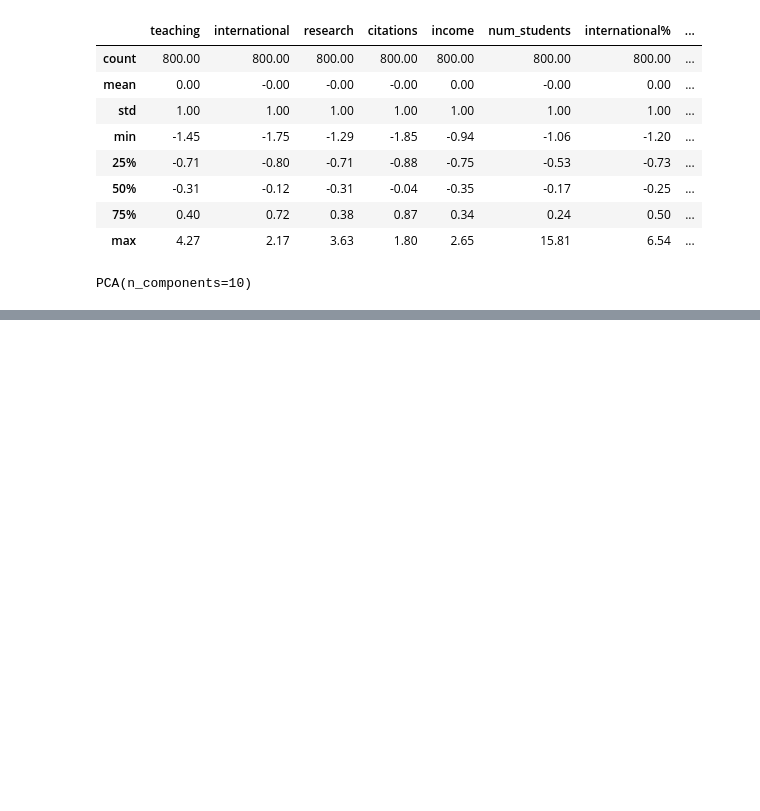
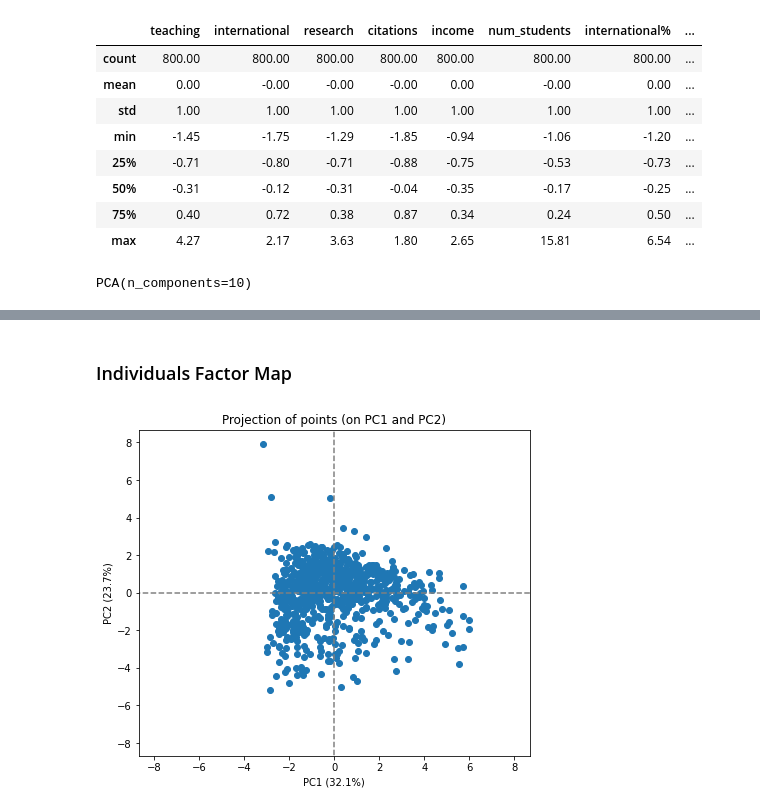
Before and after one commit to Vonewman/Machine-learning-with-python, a Jupyter notebook: PCA.ipynb, the cells around one changed output, grey strips where cells are left out. Drawn from its saved outputs; the diff is of its cells as text; code cells hidden in the pictures; blank space fills up the shorter version.

```diff
--- a/PCA.ipynb
+++ b/PCA.ipynb
@@ -339,0 +394,11 @@ PCA(n_components=10)
+# %% [markdown]
+### Individuals Factor Map
+# %%
+# Transform the original scaled data to the new vector space
+X_projected = pca.transform(X_scaled)
+
+# Display a scatter plot of the data points in this new vector space
+display_factorial_planes(X_projected, num_components, pca, [(0,1)])
+plt.show()
+# %% [output]
+[figure, added]
```
Also changed, not shown: parts of 18 cells of this notebook.
